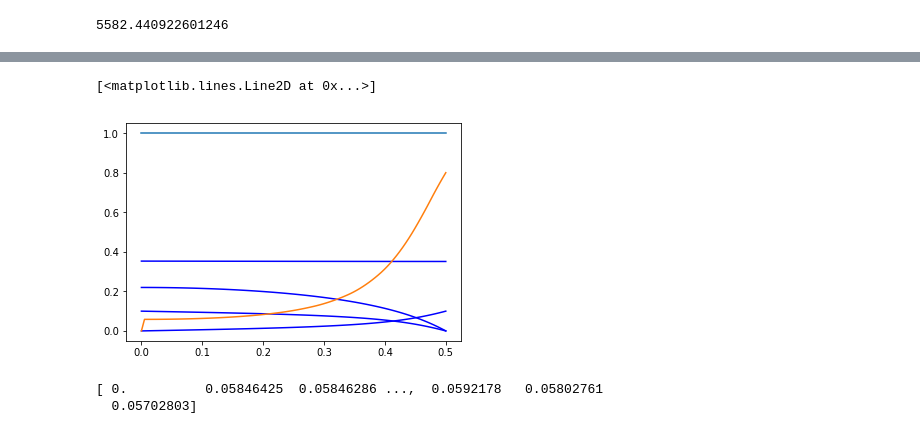
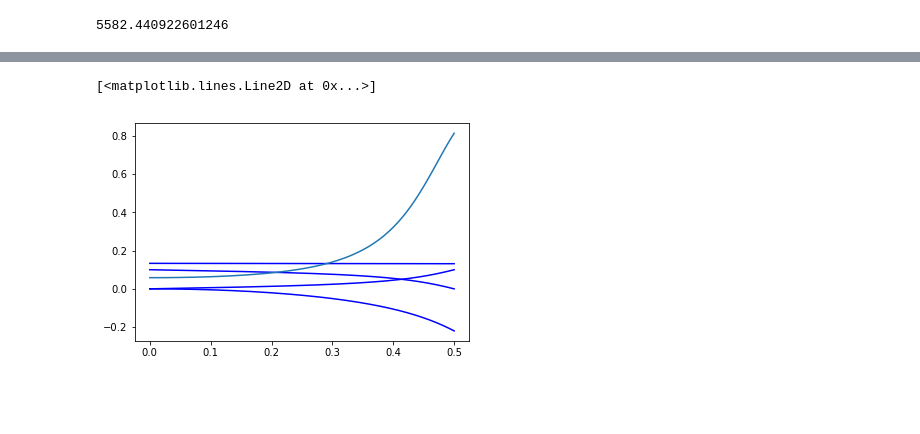
Before and after one commit to dalcox/batteries, a Jupyter notebook: Unsteady State Battery 1-D.ipynb, the cells around one changed output, grey strips where cells are left out. Saved outputs shown, nothing was run; the diff lists cells and outputs as text; code cells hidden in the pictures; blank space fills up the shorter version.

Commit message:
Troubleshooting the weird time step glitch
Can't quite figure out what is going on, but putting it in terms of r
might fix everything

```diff
--- a/Unsteady State Battery 1-D.ipynb
+++ b/Unsteady State Battery 1-D.ipynb
@@ -16,7 +16,7 @@ a = 23300.  #area/volume
 ac = 0.5    #alpha cathode
 aa = 0.5    #alpha anode
 io = 2e-7   #exchange current density
-L = .5      #length
+L = 0.5      #length
 n = 1       #exchanged electrons
 F = 96485   #Faraday's constant
 R = 8.314   #gas constant
@@ -162,27 +162,24 @@ N_sep = 20
 x_cath = np.linspace(L + L_sep, 2*L + L_sep, N)
 x_an = np.linspace(0, L, N)
 y = np.zeros([4, N])
-i_lim_x = np.linspace(0,L,100)
+i_lim_x = np.linspace(0,L,1000)
 i_lim = np.ones(i_lim_x.size)
 
-x_plot_cath = np.linspace(L + L_sep, L_sep + 2*L, 100)
-x_plot_an = np.linspace(0, L, 100)
+x_plot_cath = np.linspace(L + L_sep, L_sep + 2*L, 1000)
+x_plot_an = np.linspace(0, L, 1000)
 
 # An = solve_bvp(USS_TafelAn, BCAn, x_an, y)
 
 holder = []
 
-for i in range(59):
+for i in range(290):
     #print(i_lim)
-    An = solve_bvp(USS_TafelAn, BCAn, x_an, y)
-    ie = An.sol(i_lim_x)[1]
-    #print(ie)
-    z = np.array([0])
-    zprime = np.concatenate((z, np.diff(ie)/np.diff(i_lim_x)))
-    holder = np.concatenate([holder, zprime], axis = 0)
-    i_lim = i_lim - zprime * .05
+    An = solve_bvp(USS_TafelAn, BCAn, x_an, y) #An[0] = is_n, An[1] = ie_n, An[2] = Vs_n, An[3] = Ve_n
+    IV = An.sol(i_lim_x)
+
+    taff_n = aa*n*F/(R*T)*(IV[2] - IV[3])
+    taff_c = -ac*n*F/(R*T)*(IV[2] - IV[3])
+    die_n = (np.exp(taff_n)-np.exp(taff_c))/(1/(a*io)+(np.exp(taff_n)-np.exp(taff_c))/i_lim)
+
+    i_lim = i_lim - die_n * .01
 #     print(i_lim)
-
-for i in range(4):
-    plt.plot(x_plot_an, An.sol(x_plot_an)[i], color = 'b', label = 'anode')
-    plt.plot(i_lim_x, zprime)
@@ -191,20 +227,18 @@ for i in range(4):
 # %%
 i_lim_x = np.linspace(0,L,100)
 i_lim = np.ones(i_lim_x.size)
 An = solve_bvp(USS_TafelAn, BCAn, x_an, y)
 
-ie = An.sol(i_lim_x)[1]
-zprime = np.concatenate((z, np.diff(ie)/np.diff(i_lim_x)))
+IV = An.sol(i_lim_x)
+
+taff_n = aa*n*F/(R*T)*(IV[2] - IV[3])
+taff_c = -ac*n*F/(R*T)*(IV[2] - IV[3])
+die_n = (np.exp(taff_n)-np.exp(taff_c))/(1/(a*io)+(np.exp(taff_n)-np.exp(taff_c))/i_lim)
 
 for i in range(4):
     plt.plot(x_plot_an, An.sol(x_plot_an)[i], color = 'b', label = 'anode')
-plt.plot(i_lim_x, i_lim)
-plt.plot(i_lim_x, zprime)
+plt.plot(i_lim_x, die_n)
+#plt.plot(i_lim_x, zprime)
 # %% [output]
 [<matplotlib.lines.Line2D at 0x...>]
-[figure, old version]
+[figure, new version]
-# %%
-print(holder)
-# %% [output]
-[ 0.          0.05846425  0.05846286 ...,  0.0592178   0.05802761
-  0.05702803]
```
Also changed, not shown: parts of 9 cells of this notebook, 5 other files.
